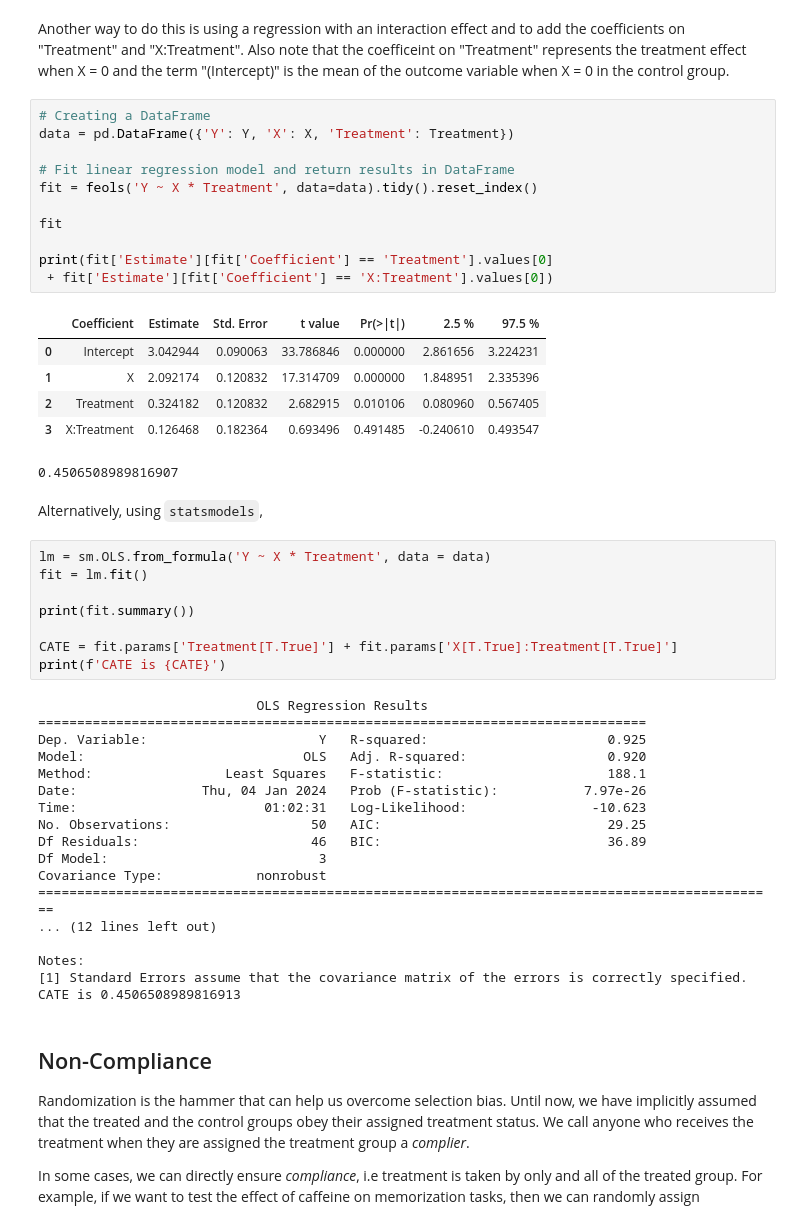
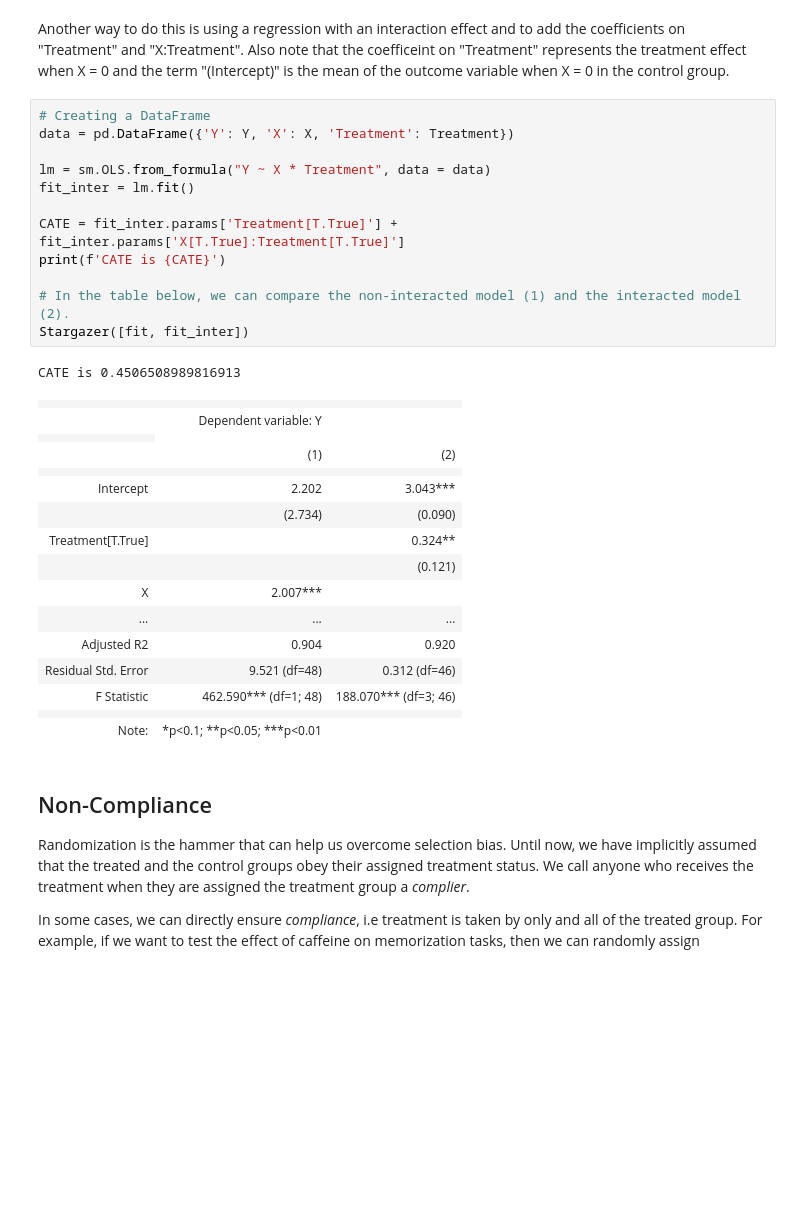
Before and after one commit to BA830/course_materials, a Jupyter notebook: course_notes/notes_on_causal.ipynb, the cells around one changed output. Cells and saved outputs as stored; diff of their text form; blank space fills up the shorter version.

Commit message:
Clean up notes

```diff
--- a/course_notes/notes_on_causal.ipynb
+++ b/course_notes/notes_on_causal.ipynb
@@ -860,49 +873,33 @@ Another way to do this is using a regression with an interaction effect and to a
 # %%
 # Creating a DataFrame
 data = pd.DataFrame({'Y': Y, 'X': X, 'Treatment': Treatment})
 
-# Fit linear regression model and return results in DataFrame
-fit = feols('Y ~ X * Treatment', data=data).tidy().reset_index()
+lm = sm.OLS.from_formula("Y ~ X * Treatment", data = data)
+fit_inter = lm.fit()
 
-fit
+CATE = fit_inter.params['Treatment[T.True]'] + fit_inter.params['X[T.True]:Treatment[T.True]']
+print(f'CATE is {CATE}')
 
-print(fit['Estimate'][fit['Coefficient'] == 'Treatment'].values[0]
- + fit['Estimate'][fit['Coefficient'] == 'X:Treatment'].values[0])
+# In the table below, we can compare the non-interacted model (1) and the interacted model (2).
+Stargazer([fit, fit_inter])
 # %% [output]
+CATE is 0.4506508989816913
-|  | Coefficient | Estimate | Std. Error | t value | Pr(>|t|) | 2.5 % | 97.5 % |
-| 0 | Intercept | 3.042944 | 0.090063 | 33.786846 | 0.000000 | 2.861656 | 3.224231 |
-| 1 | X | 2.092174 | 0.120832 | 17.314709 | 0.000000 | 1.848951 | 2.335396 |
-| 2 | Treatment | 0.324182 | 0.120832 | 2.682915 | 0.010106 | 0.080960 | 0.567405 |
-| 3 | X:Treatment | 0.126468 | 0.182364 | 0.693496 | 0.491485 | -0.240610 | 0.493547 |
+|  |  |  |
+|  | Dependent variable: Y |  |
+|  |
+|  | (1) | (2) |
+|  |  |  |
+| Intercept | 2.202 | 3.043*** |
+|  | (2.734) | (0.090) |
+| Treatment[T.True] |  | 0.324** |
+|  |  | (0.121) |
+| X | 2.007*** |  |
+| ... | ... | ... |
+| Adjusted R2 | 0.904 | 0.920 |
+| Residual Std. Error | 9.521 (df=48) | 0.312 (df=46) |
+| F Statistic | 462.590*** (df=1; 48) | 188.070*** (df=3; 46) |
+|  |  |  |
+| Note: | *p<0.1; **p<0.05; ***p<0.01 |  |
-0.4506508989816907
-# %% [markdown]
-Alternatively, using `statsmodels`,
-# %%
-lm = sm.OLS.from_formula('Y ~ X * Treatment', data = data)
-fit = lm.fit()
-
-print(fit.summary())
-
-CATE = fit.params['Treatment[T.True]'] + fit.params['X[T.True]:Treatment[T.True]']
-print(f'CATE is {CATE}')
-# %% [output]
-                            OLS Regression Results
-==============================================================================
-Dep. Variable:                      Y   R-squared:                       0.925
-Model:                            OLS   Adj. R-squared:                  0.920
-Method:                 Least Squares   F-statistic:                     188.1
-Date:                Thu, 04 Jan 2024   Prob (F-statistic):           7.97e-26
-Time:                        01:02:31   Log-Likelihood:                -10.623
-No. Observations:                  50   AIC:                             29.25
-Df Residuals:                      46   BIC:                             36.89
-Df Model:                           3
-Covariance Type:            nonrobust
-===============================================================================================
-... (12 lines left out)
-
-Notes:
-[1] Standard Errors assume that the covariance matrix of the errors is correctly specified.
-CATE is 0.4506508989816913
 # %% [markdown]
 ## Non-Compliance
 
```
Also changed, not shown: parts of 17 cells of this notebook, 2 other files.
